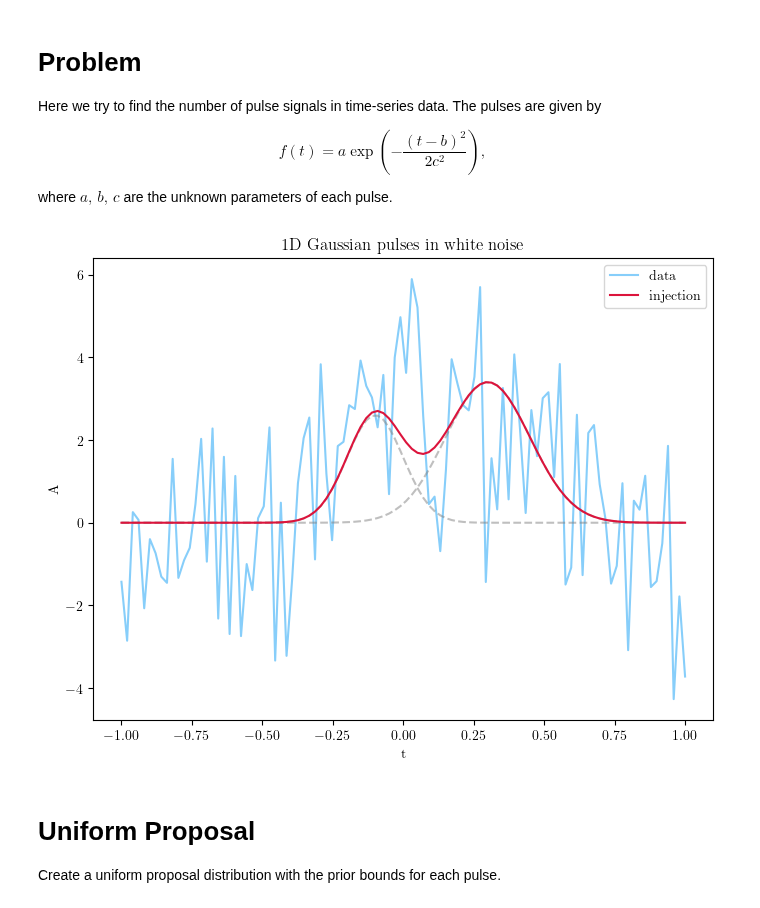
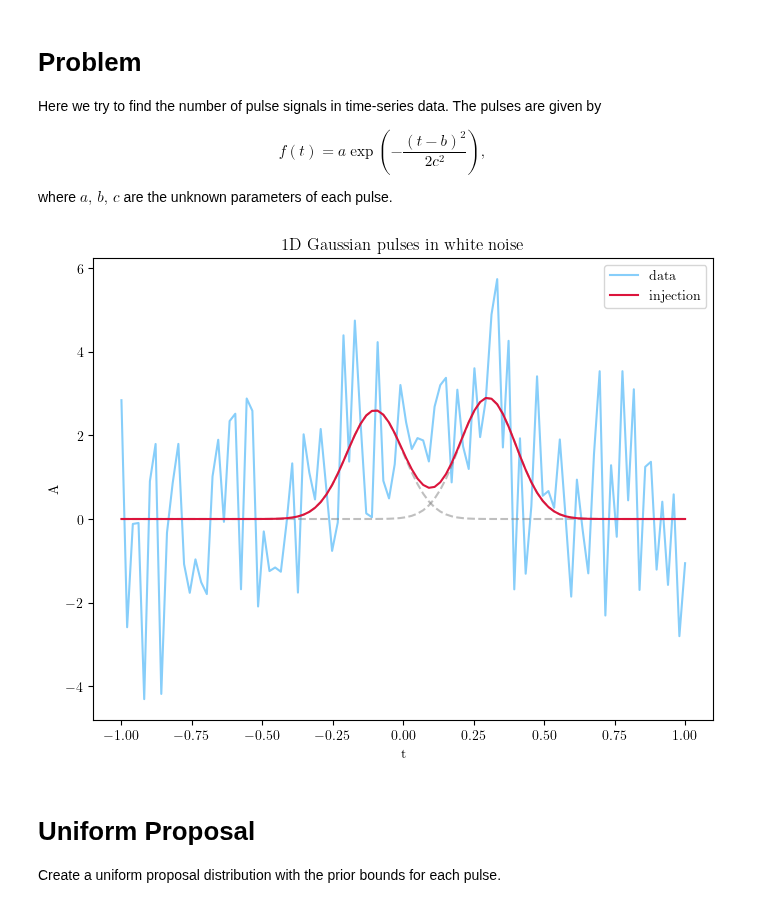
Before and after one commit to cjm96/mcmc_infinity, a Jupyter notebook: mcmc_infinity/examples/pulses_demo.ipynb, the cells around one changed output. Cells and saved outputs as stored; diff of their text form; code cells hidden in the pictures.

```diff
--- a/mcmc_infinity/examples/pulses_demo.ipynb
+++ b/mcmc_infinity/examples/pulses_demo.ipynb
@@ -22,9 +20,12 @@ $$ f(t) = a \exp\left(-\frac{(t - b)^2}{2 c^2}\right), $$
 
 where $a,\,b,\, c$ are the unknown parameters of each pulse.
 # %%
-t, y, sigma, p_inj = mc.test_functions.multiple_pulses.gen_data()
+p0 = [[2.6, -0.1, 0.1],
+      [2.9, 0.3, 0.1],]
+
+t, y, sigma, p_inj = mc.test_functions.multiple_pulses.gen_data(p_inj=p0, num=100)
 # %% [output]
-[figure, old version]
+[figure, new version]
 # %%
 dim = 3
 target = mc.test_functions.multiple_pulses.llh_pulses(t, y, sigma=sigma, dim=dim)
```
Also changed, not shown: parts of 10 cells of this notebook, 1 other file.
